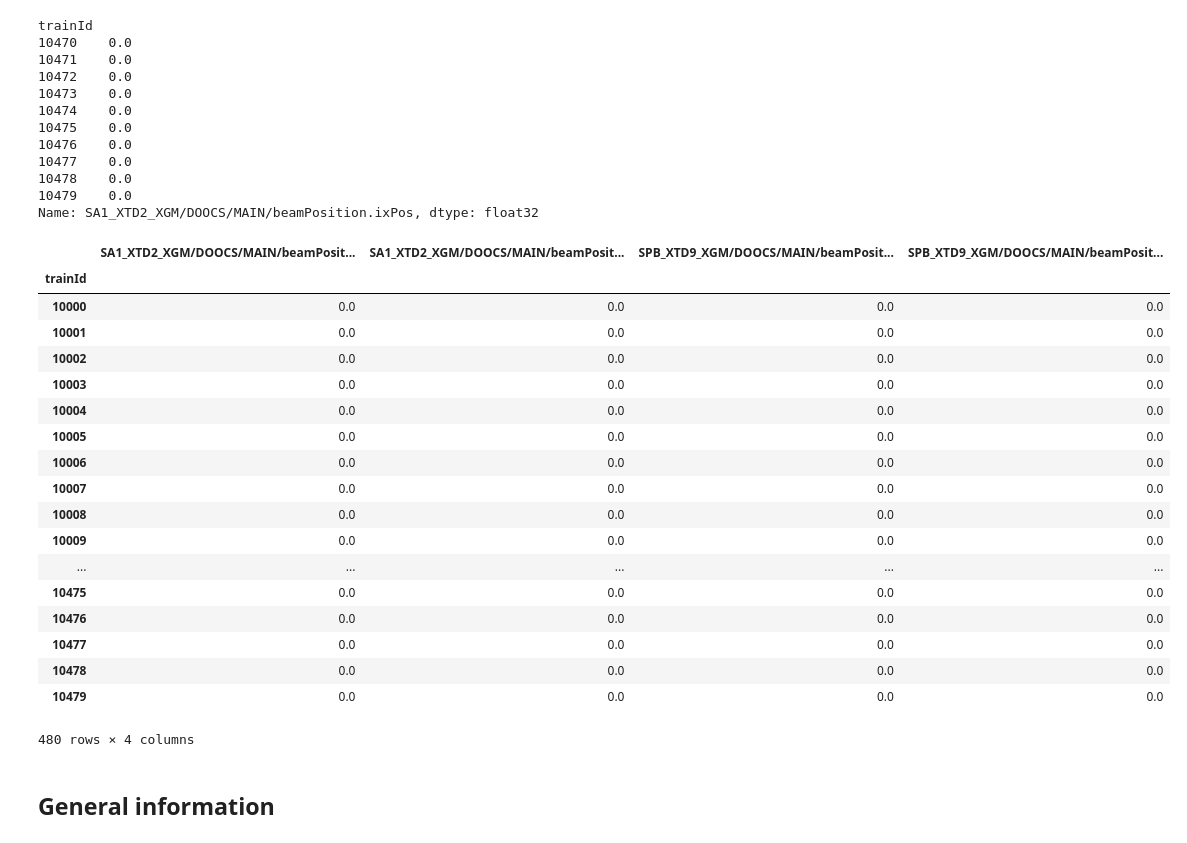
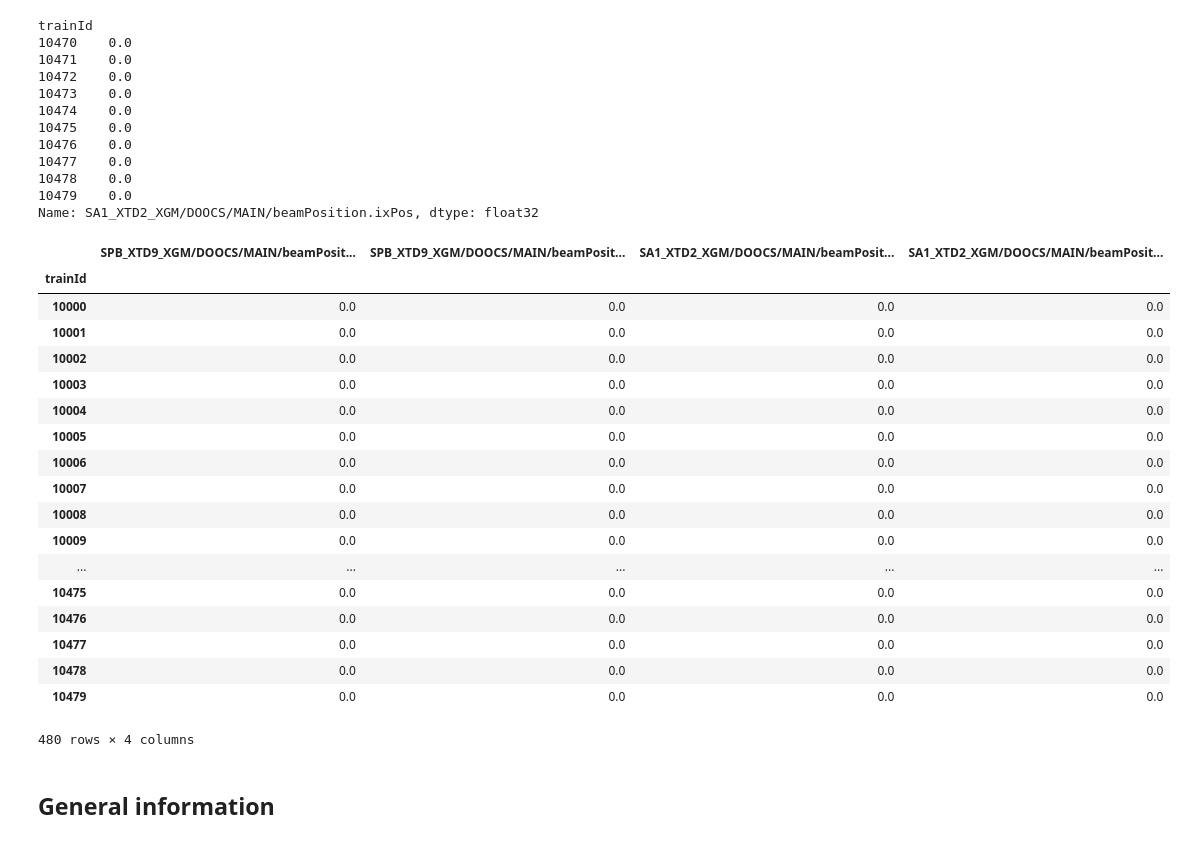
Before and after one commit to European-XFEL/karabo_data, a Jupyter notebook: docs/Demo.ipynb, the cells around one changed output. Drawn from its saved outputs; the diff is of its cells as text; code cells hidden in the pictures.

Commit message:
Select data fields using 2-tuples instead of strings

```diff
--- a/docs/Demo.ipynb
+++ b/docs/Demo.ipynb
@@ -218,9 +218,9 @@ Name: SA1_XTD2_XGM/DOOCS/MAIN/beamPosition.ixPos, dtype: float32
 # %%
 # Select interesting data fields with glob syntax:
 # [abc] = one of these characters, ? = any character, * = any sequence
-run.get_dataframe(fields=["*_XGM/*.i[xy]Pos"])
+run.get_dataframe(fields=[("*_XGM/*", "*.i[xy]Pos")])
 # %% [output]
-|  | SA1_XTD2_XGM/DOOCS/MAIN/beamPosit... | SA1_XTD2_XGM/DOOCS/MAIN/beamPosit... | SPB_XTD9_XGM/DOOCS/MAIN/beamPosit... | SPB_XTD9_XGM/DOOCS/MAIN/beamPosit... |
+|  | SPB_XTD9_XGM/DOOCS/MAIN/beamPosit... | SPB_XTD9_XGM/DOOCS/MAIN/beamPosit... | SA1_XTD2_XGM/DOOCS/MAIN/beamPosit... | SA1_XTD2_XGM/DOOCS/MAIN/beamPosit... |
 | trainId |  |  |  |  |
 | 10000 | 0.0 | 0.0 | 0.0 | 0.0 |
 | 10001 | 0.0 | 0.0 | 0.0 | 0.0 |
```
Also changed, not shown: parts of 2 cells of this notebook, 2 other files.
